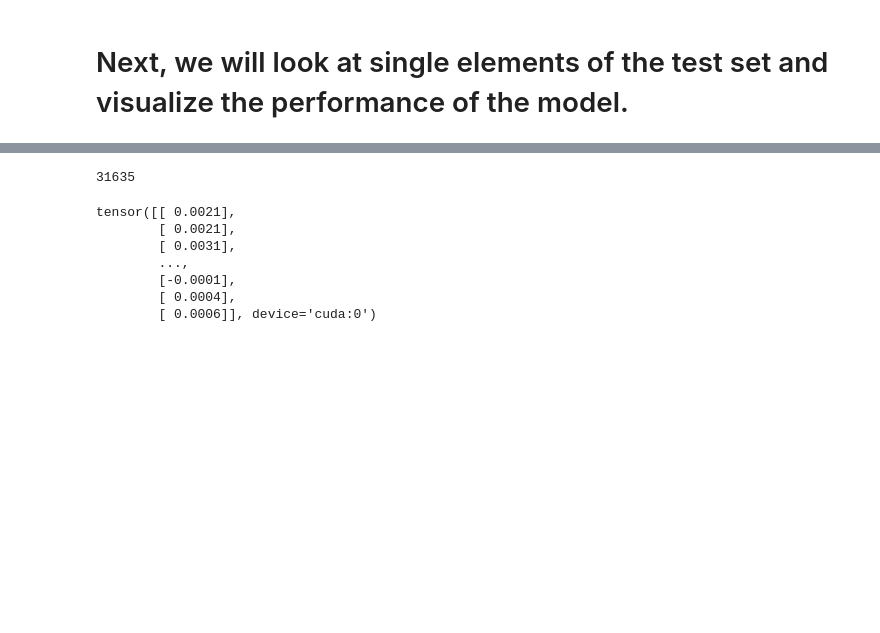
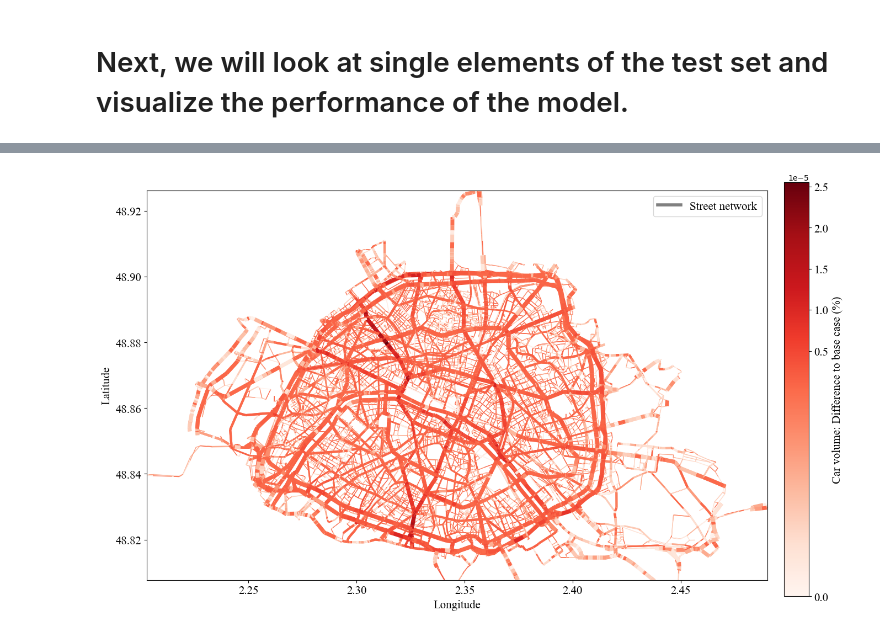
Before and after one commit to govindgoel/ml, a Jupyter notebook: scripts/testing_and_evaluation/monte_carlo_dropout_for_trained_model.ipynb, the cells around one changed output, grey strips where cells are left out. Saved outputs shown, nothing was run; the diff lists cells and outputs as text; code cells hidden in the pictures; blank space fills up the shorter version.

Commit message:
MC dropout uncertainty evaluation

```diff
--- a/scripts/testing_and_evaluation/monte_carlo_dropout_for_trained_model.ipynb
+++ b/scripts/testing_and_evaluation/monte_carlo_dropout_for_trained_model.ipynb
@@ -59 +26,21 @@ scaler_pos = joblib.load(data_created_during_training + 'test_pos_scaler.pkl')
+# %%
+# Paths
+run_path = '../../data/runs_01_2025/'
+unique_model_description = "1pct_10k/"
+districts = gpd.read_file("../../data/visualisation/districts_paris.geojson")
+base_case_path = '../../data/links_and_stats/pop_1pct_basecase_average_output_links.geojson'
+
+# Parameters
+point_net_conv_layer_structure_local_mlp = "256"
+point_net_conv_layer_structure_global_mlp = "512"
+gat_conv_layer_structure = "128,256,512,256"
+dropout = 0.3
+use_dropout = False
+predict_mode_stats = False
+in_channels = 5
+out_channels = 1
+
+run_path = run_path + unique_model_description
+data_created_during_training = run_path + 'data_created_during_training/'
+links_base_case = gpd.read_file(base_case_path, crs="EPSG:4326")
 # %%
@@ -152,4 +143,0 @@ Length of inversed_x: 31635
-# %%
-my_test_x.shape[0]
-# %% [output]
-31635
@@ -167,11 +143,0 @@ hf.plot_combined_output(gdf_input=gdf_with_og_values, column_to_plot="vol_car_ch
-# %%
-# DO MC DROPOUT AFTERWARDS
-mean_predictions, uncertainties = mc_dropout_predict(model, test_data, num_samples=50, device=device)
-# %% [output]
-tensor([[ 0.0021],
-        [ 0.0021],
-        [ 0.0031],
-        ...,
-        [-0.0001],
-        [ 0.0004],
-        [ 0.0006]], device='cuda:0')
@@ -177,0 +169,28 @@ tensor([[ 0.0021],
+# %%
+# MC DROPOUT on entire test set
+
+mean_uncertainties = []
+
+for i in tqdm.tqdm(range(len(test_set_loader.dataset))):
+
+    test_data = test_set_loader.dataset[i]
+    test_x = test_set_loader.dataset[i].x
+    test_x = test_x.to('cpu')
+
+    mean_predictions, uncertainties = mc_dropout_predict(model, test_data, num_samples=50, device=device)
+    mean_uncertainties.append(uncertainties)
+
+mean_uncertainties = np.array(mean_uncertainties).mean(axis=0)
+
+# On the last sample, but does not matter
+inversed_x = scaler_x.inverse_transform(test_x)
+gdf_with_og_values = hf.data_to_geodataframe_with_og_values(data=test_data, original_gdf=links_base_case, predicted_values=mean_predictions, inversed_x=inversed_x, use_all_features=False)
+gdf_with_og_values['capacity_reduction_rounded'] = gdf_with_og_values['capacity_reduction'].round(decimals=3)
+gdf_with_og_values['highway'] = gdf_with_og_values['highway'].map(hf.highway_mapping)
+gdf_with_og_values['mc_uncertainty'] = mean_uncertainties
+
+hf.plot_combined_output(gdf_input=gdf_with_og_values, column_to_plot="mc_uncertainty", plot_contour_lines=False,
+                        save_it=True, number_to_plot=i+1, zone_to_plot = "this zone", is_predicted=True, use_fixed_norm=False,
+                        known_districts = False, buffer = 0.0005, districts_of_interest=None, cmap='Reds')
+# %% [output]
+[figure, added]
```
Also changed, not shown: parts of 8 cells of this notebook, 2 other files.
